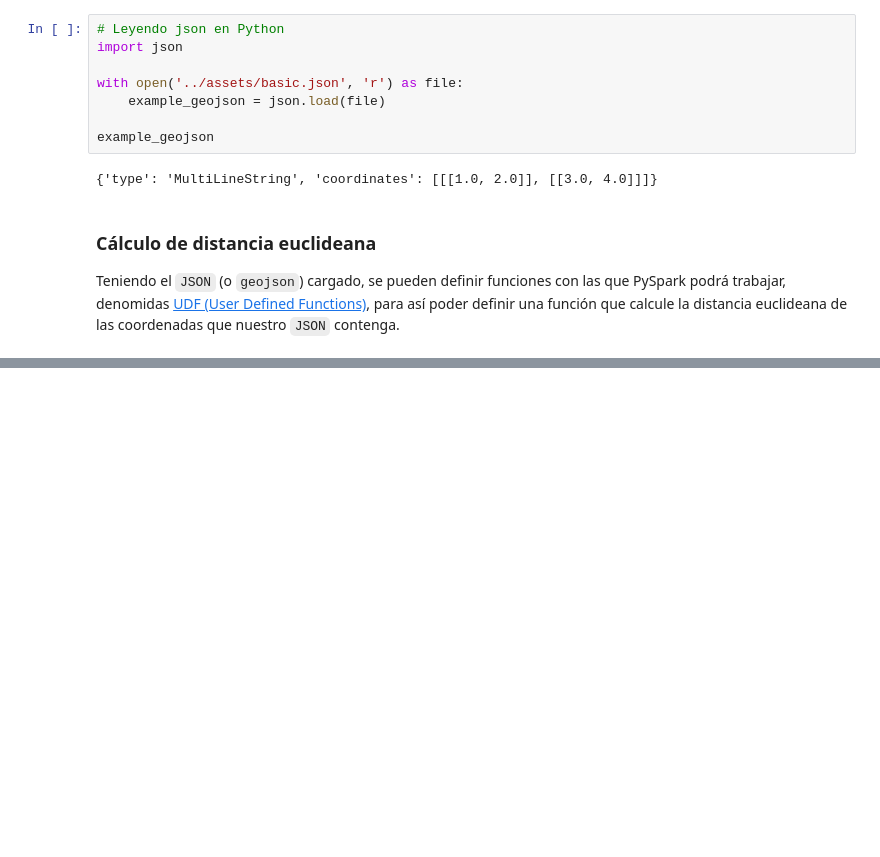
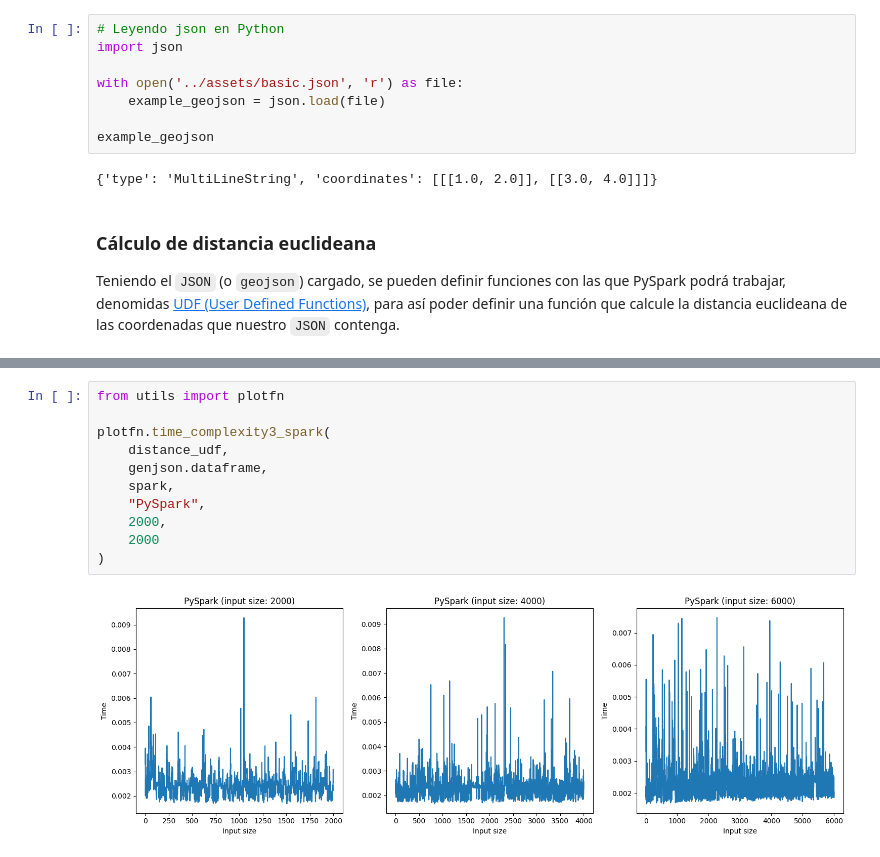
Before and after one commit to TT2024-B106/similarity-measures, a Jupyter notebook: notebooks/pyspark.ipynb, the cells around one changed output, grey strips where cells are left out. Drawn from its saved outputs; the diff is of its cells as text; blank space fills up the shorter version.

```diff
--- a/notebooks/pyspark.ipynb
+++ b/notebooks/pyspark.ipynb
@@ -93,0 +137,13 @@ plotfn.time_complexity3(euclidean.distance, populate_lists, "test")
+# %%
+from utils import plotfn
+
+plotfn.time_complexity3_spark(
+    distance_udf,
+    genjson.dataframe,
+    spark,
+    "PySpark",
+    2000,
+    2000
+)
+# %% [output]
+[figure, added]
```
Also changed, not shown: parts of 14 cells of this notebook, 3 other files.
